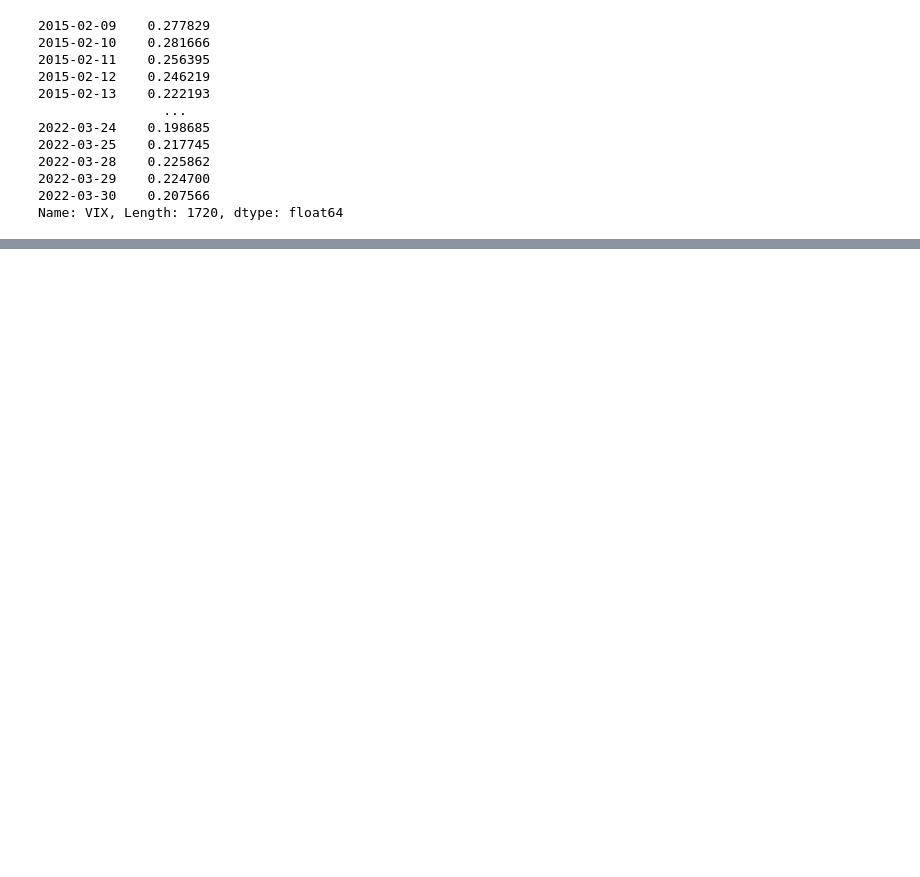
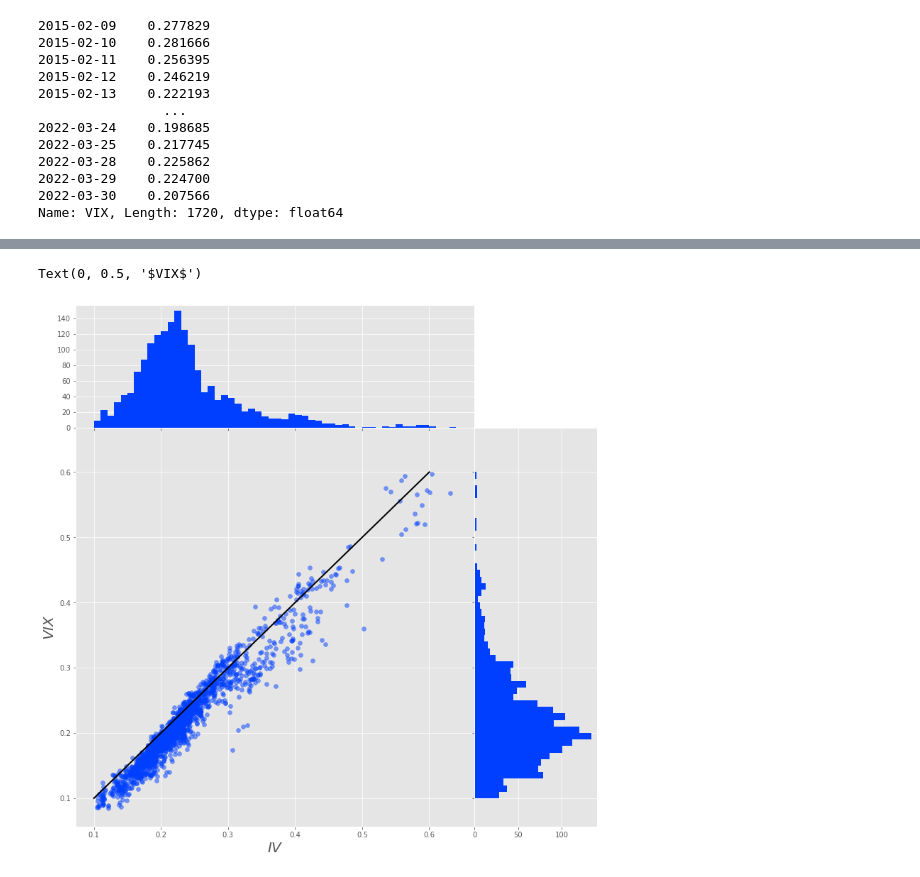
Before and after one commit to Timo978/IV-VIX-GVIX, a Jupyter notebook: VIX.ipynb, the cells around one changed output, grey strips where cells are left out. Cells and saved outputs as stored; diff of their text form; code cells hidden in the pictures; blank space fills up the shorter version.

```diff
--- a/VIX.ipynb
+++ b/VIX.ipynb
@@ -199,3 +203,12 @@ VIX
 2022-03-29    0.224700
 2022-03-30    0.207566
 Name: VIX, Length: 1720, dtype: float64
+# %%
+IV = pd.read_csv('data/IV.csv', index_col=0)
+IV = IV.groupby('date').mean()
+IV.index.name = None
+IV.index = pd.DatetimeIndex(IV.index)
+VIX = pd.read_csv('./VIX.csv', index_col=0)
+VIX.index = pd.DatetimeIndex(VIX.index)
+df = pd.concat([IV, VIX], axis=1)
+df
@@ -201,0 +229,46 @@ Name: VIX, Length: 1720, dtype: float64
+# %%
+def scatter_hist(x, y, ax, ax_histx, ax_histy):
+    # no labels
+    ax_histx.tick_params(axis="x", labelbottom=False)
+    ax_histy.tick_params(axis="y", labelleft=False)
+
+    # the scatter plot:
+    ax.scatter(x, y, alpha=.5)
+
+    # now determine nice limits by hand:
+    binwidth = 0.01
+    xymax = max(np.max(np.abs(x)), np.max(np.abs(y)))
+    lim = (int(xymax/binwidth) + 1) * binwidth
+
+    bins = np.arange(0.1, lim + binwidth, binwidth)
+    ax_histx.hist(x, bins=bins)
+    ax_histy.hist(y, bins=bins, orientation='horizontal')
+    pass
+
+# definitions for the axes
+left, width = 0.1, 0.65
+bottom, height = 0.1, 0.65
+spacing = 0.0005
+
+rect_scatter = [left, bottom, width, height]
+rect_histx = [left, bottom + height + spacing, width, 0.2]
+rect_histy = [left + width + spacing, bottom, 0.2, height]
+
+# start with a square Figure
+fig = plt.figure(figsize=(12, 12))
+
+ax = fig.add_axes(rect_scatter)
+ax_histx = fig.add_axes(rect_histx, sharex=ax)
+ax_histy = fig.add_axes(rect_histy, sharey=ax)
+
+x, y = df['IV'], df['VIX']
+# use the previously defined function
+scatter_hist(x, y, ax, ax_histx, ax_histy)
+ax.plot([0.1, 0.6], [0.1, 0.6], color='k', lw=2)
+ax.set_xlabel('$IV$', fontsize=20)
+ax.set_ylabel('$VIX$', fontsize=20)
+# 保存图片
+# plt.savefig('source/scatter_plot.png', dpi=200, bbox_inches='tight')
+# %% [output]
+Text(0, 0.5, '$VIX$')
+[figure, added]
```
Also changed, not shown: parts of 3 cells of this notebook, 3 other files.
